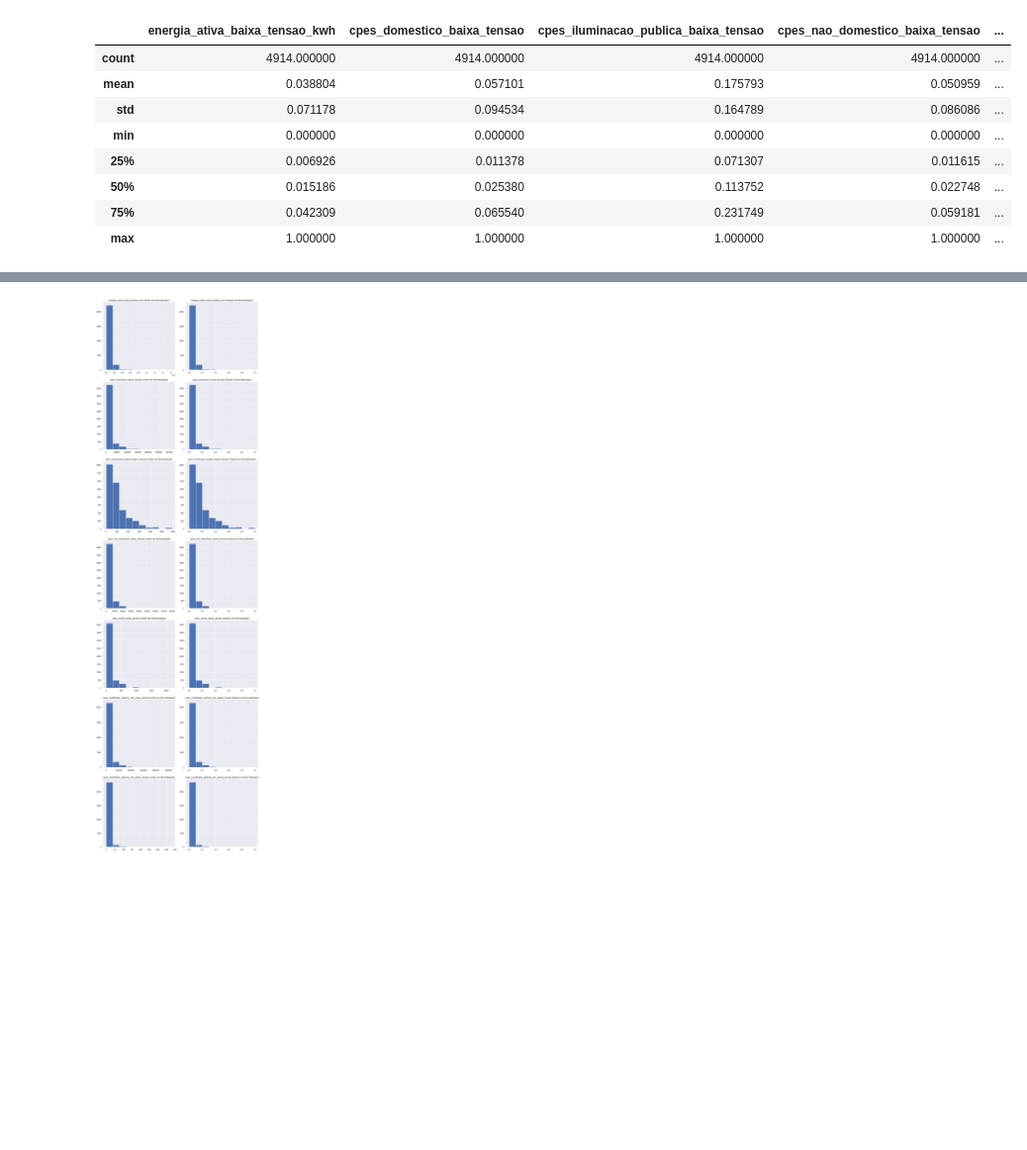
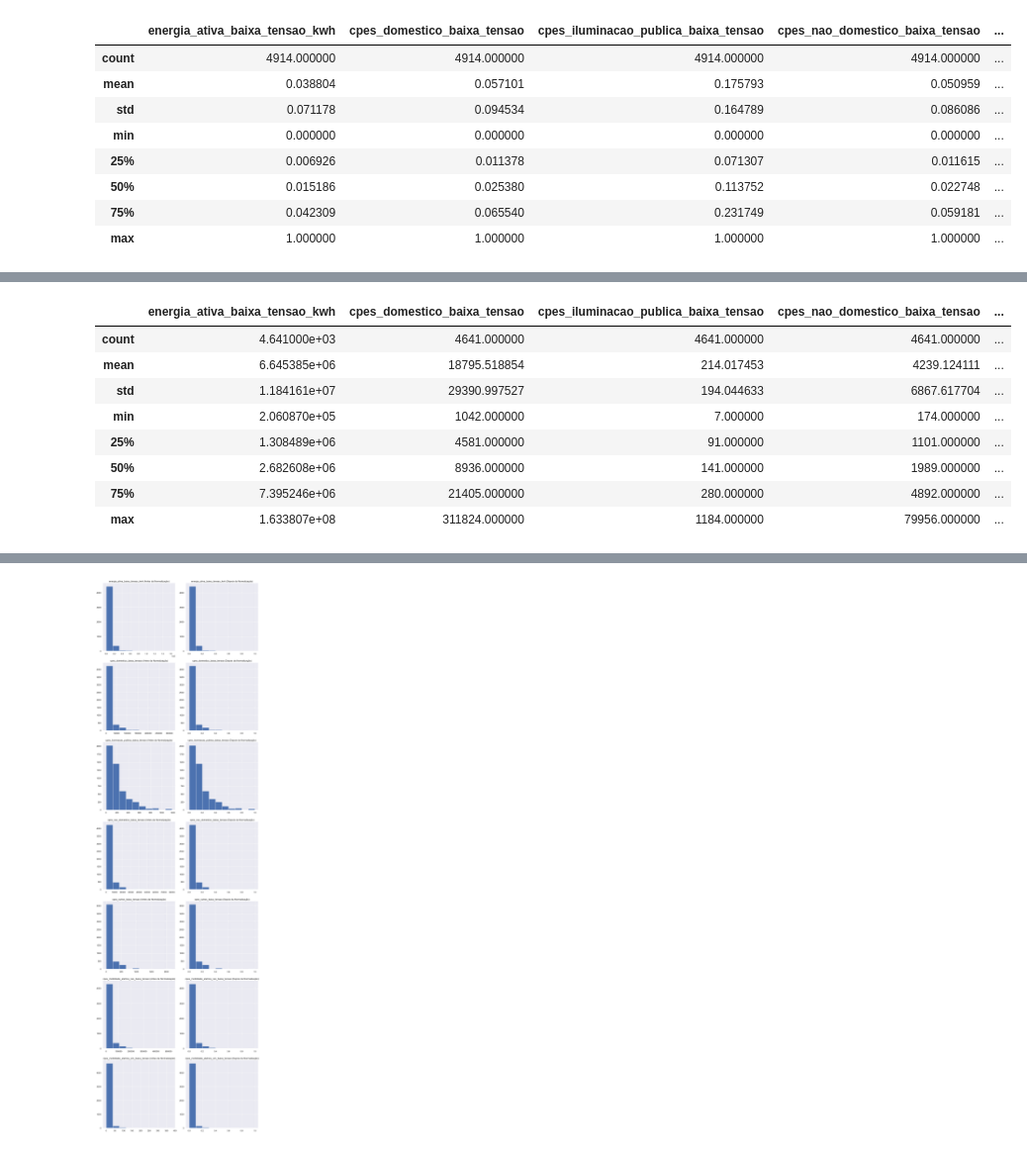
Before and after one commit to kreativermario/Projeto-DECD, a Jupyter notebook: notebooks/data_preparation_numeric.ipynb, the cells around one changed output, grey strips where cells are left out. Shown at 99% size. Drawn from its saved outputs; the diff is of its cells as text; code cells hidden in the pictures; blank space fills up the shorter version.

```diff
--- a/notebooks/data_preparation_numeric.ipynb
+++ b/notebooks/data_preparation_numeric.ipynb
@@ -498,0 +623,13 @@ baixa_tensao_scaled_min_max_df.describe()
+# %%
+# Estatísticas resumidas antes da normalização
+baixa_tensao_outros_df.describe()
+# %% [output]
+|  | energia_ativa_baixa_tensao_kwh | cpes_domestico_baixa_tensao | cpes_iluminacao_publica_baixa_tensao | cpes_nao_domestico_baixa_tensao | ... |
+| count | 4.641000e+03 | 4641.000000 | 4641.000000 | 4641.000000 | ... |
+| mean | 6.645385e+06 | 18795.518854 | 214.017453 | 4239.124111 | ... |
+| std | 1.184161e+07 | 29390.997527 | 194.044633 | 6867.617704 | ... |
+| min | 2.060870e+05 | 1042.000000 | 7.000000 | 174.000000 | ... |
+| 25% | 1.308489e+06 | 4581.000000 | 91.000000 | 1101.000000 | ... |
+| 50% | 2.682608e+06 | 8936.000000 | 141.000000 | 1989.000000 | ... |
+| 75% | 7.395246e+06 | 21405.000000 | 280.000000 | 4892.000000 | ... |
+| max | 1.633807e+08 | 311824.000000 | 1184.000000 | 79956.000000 | ... |
```
Also changed, not shown: parts of 62 cells of this notebook, 1 other file.
